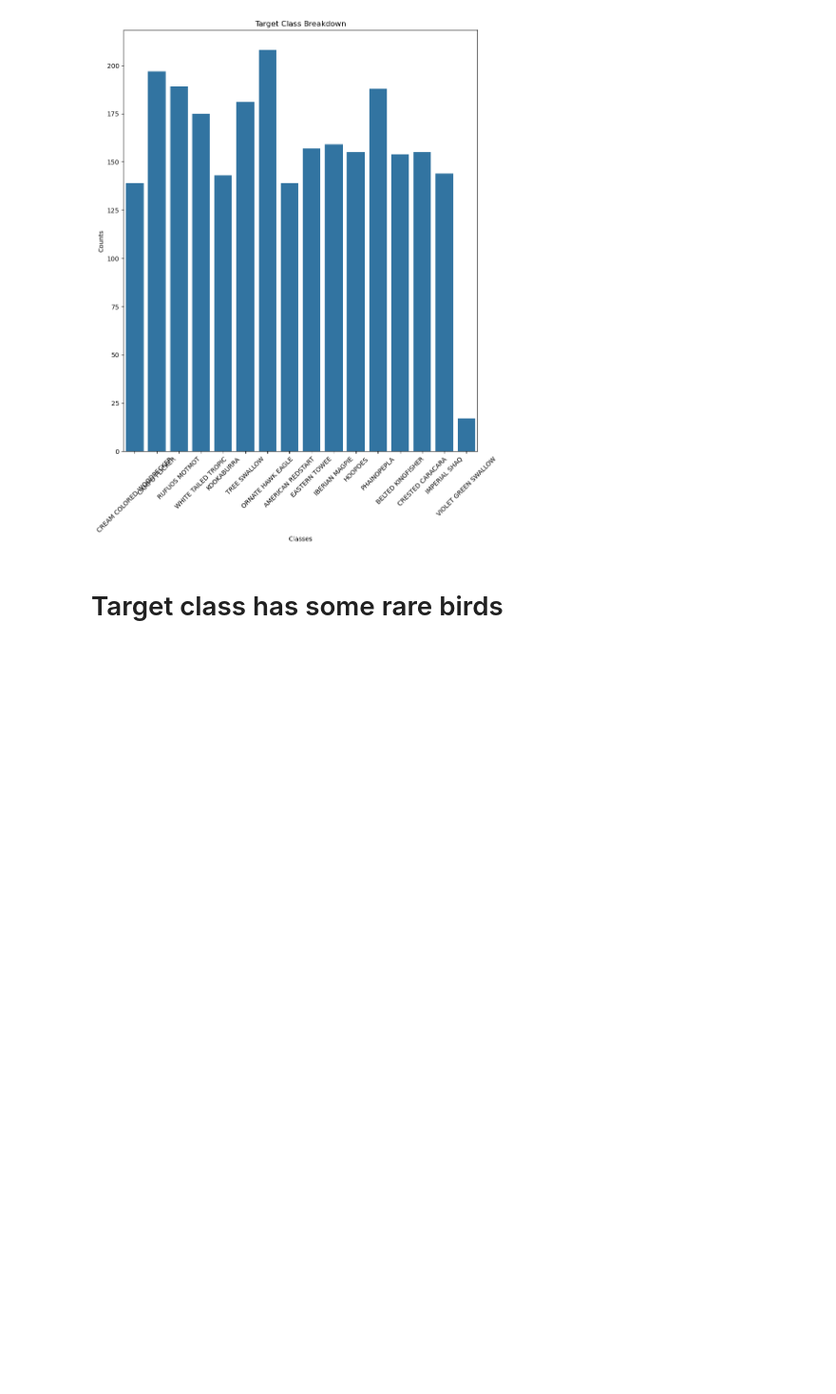
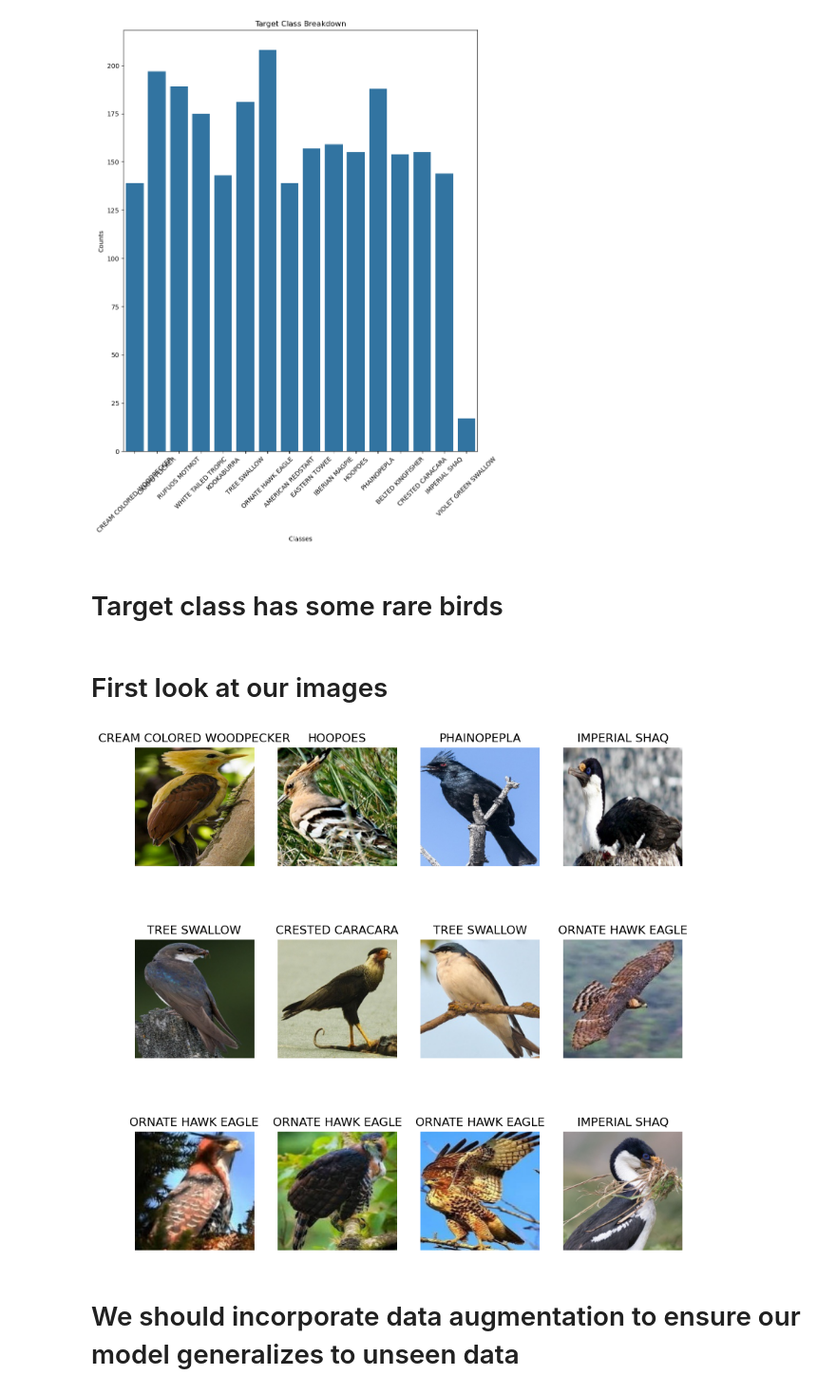
Before and after one commit to MaukanMir/Bird-Image-Classification, a Jupyter notebook: training.ipynb, the cells around one changed output. Shown at 95% size. Drawn from its saved outputs; the diff is of its cells as text; code cells hidden in the pictures; blank space fills up the shorter version.

```diff
--- a/training.ipynb
+++ b/training.ipynb
@@ -101,6 +101,21 @@ def create_model(n_classes, input_shape=INPUT_SHAPE):
   model.summary()
 
   return model
+
+def plot_images(images, labels, num_images=12, img_size=INPUT_SHAPE):
+
+  indices = np.arange(len(images))
+  np.random.shuffle(indices)
+  plt.figure(figsize=(10,10))
+
+  for i in range(num_images):
+    plt.subplot(3,4, i+1)
+    idx = indices[i]
+    img = images[idx].reshape(img_size)
+    plt.imshow(img)
+    plt.title(labels[idx])
+    plt.axis("off")
+  plt.show()
 # %% [markdown]
 # Load Images
 # %%
@@ -126,3 +141,11 @@ check_class_imbalance(y_train)
 [figure]
 # %% [markdown]
 # Target class has some rare birds
+# %% [markdown]
+# First look at our images
+# %%
+plot_images(X_train,y_train)
+# %% [output]
+[figure, added]
+# %% [markdown]
+# We should incorporate data augmentation to ensure our model generalizes to unseen data
```
